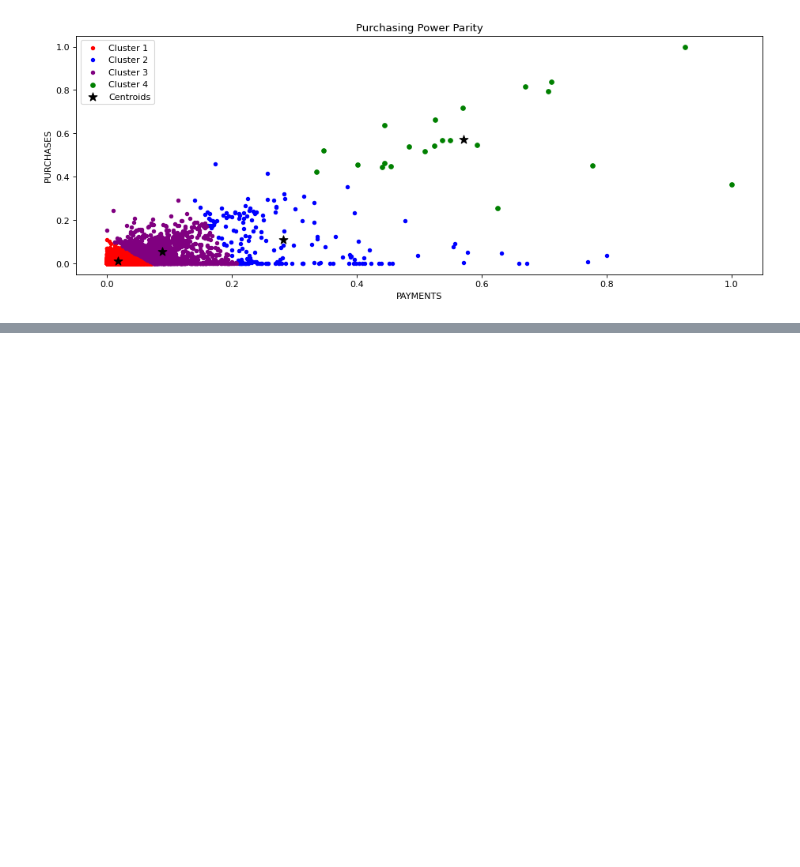
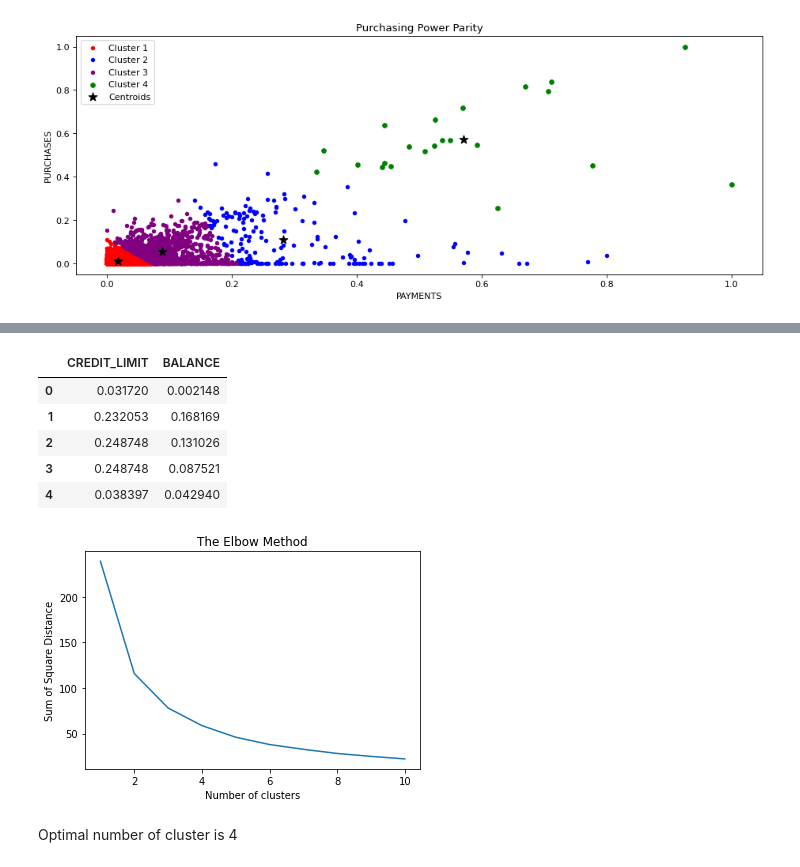
Before and after one commit to DannyEhiz/Customer_Segmentation, a Jupyter notebook: kmeans.ipynb, the cells around one changed output, grey strips where cells are left out. Cells and saved outputs as stored; diff of their text form; code cells hidden in the pictures; blank space fills up the shorter version.

```diff
--- a/kmeans.ipynb
+++ b/kmeans.ipynb
@@ -404,0 +365,34 @@ ds.sort_values(by = 'BALANCE', ascending = False).head()
+# %%
+# Clustering of Customers according to Payment and Purchases
+
+x4 = df[['CREDIT_LIMIT', 'BALANCE']] #......Selecting the frame to use
+
+scaler = MinMaxScaler() #......................... Scaling using MinMaxScaler
+
+def minmax(b):
+    for columnName, columnData in b.iteritems():
+        b[columnName] = scaler.fit_transform(np.array(columnData).reshape(-1,1))
+minmax(x4)
+display(x4.head())
+
+# Using the elbow method, we determine the optimal number of K
+sum_sqr_distance = []
+for i in range(1, 11):
+    kmeans = KMeans(n_clusters = i, init = 'k-means++', random_state = 87)
+    kmeans.fit(x4)
+    sum_sqr_distance.append(kmeans.inertia_)
+plt.plot(range(1, 11), sum_sqr_distance)
+plt.title('The Elbow Method')
+plt.xlabel('Number of clusters')
+plt.ylabel('Sum of Square Distance')
+plt.show()
+# %% [output]
+|  | CREDIT_LIMIT | BALANCE |
+| 0 | 0.031720 | 0.002148 |
+| 1 | 0.232053 | 0.168169 |
+| 2 | 0.248748 | 0.131026 |
+| 3 | 0.248748 | 0.087521 |
+| 4 | 0.038397 | 0.042940 |
+[figure, added]
+# %% [markdown]
+Optimal number of cluster is 4
```
Also changed, not shown: parts of 18 cells of this notebook.
